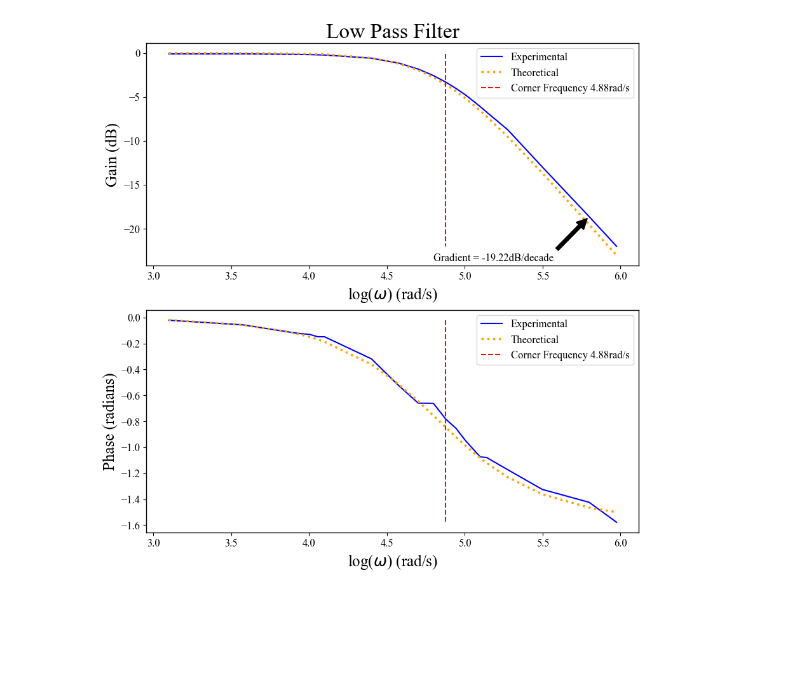
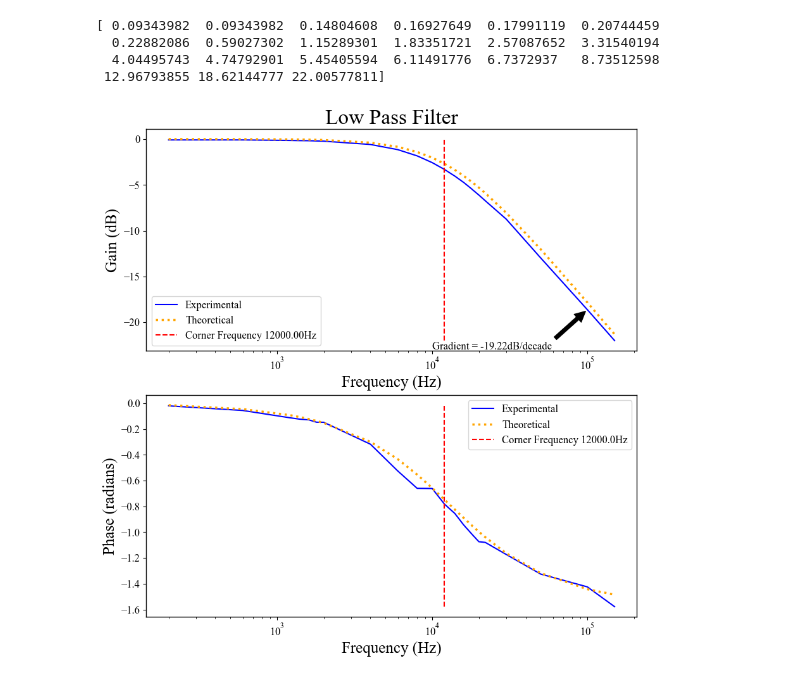
Before and after one commit to lewismcnish/Physics, a Jupyter notebook: Year_3/analogue_filters/analogue_filters.ipynb, the cells around one changed output. Cells and saved outputs as stored; diff of their text form; code cells hidden in the pictures; blank space fills up the shorter version.

```diff
--- a/Year_3/analogue_filters/analogue_filters.ipynb
+++ b/Year_3/analogue_filters/analogue_filters.ipynb
@@ -32,45 +33,51 @@ hp_peak_to_peak, hp_phase, hp_freq = float_array_convert(hp_peak_to_peak), (floa
 # %%
 def arctan(x,r,c):
     return -np.arctan(x*r*c)
 
 def corner_freq(x,y):
     return np.full_like(y,x[np.argmin(np.abs(y+3))])
 
 def gradient(x,y):
     return np.gradient(x,y)
 
 lp_resistance = 15000
-lp_capacitance = 1e-9
+lp_capacitance = 0.82e-9
 
 log_lp_gain = 20*np.log10(lp_peak_to_peak)
 lp_omega = (lp_freq*2*np.pi)
 log_lp_omega = np.log10(lp_omega)
 log_lp_theo_gain = 20*np.log10(1/np.sqrt(1+(lp_omega*lp_resistance*lp_capacitance)**2))
 lp_theo_phase = arctan(lp_omega,lp_resistance,lp_capacitance)
-lp_corner_freq = corner_freq(log_lp_omega,log_lp_gain)
+lp_corner_freq = corner_freq(lp_freq,log_lp_gain)
 
-
+print((np.abs(log_lp_gain)))
 
 plt.figure(figsize=(10,10))
 plt.subplot(2,1,1)
-plt.plot(log_lp_omega,log_lp_gain, label = 'Experimental', color = 'blue')
-plt.plot(log_lp_omega,log_lp_theo_gain, label = 'Theoretical', color = 'orange', linestyle = ':', linewidth = 2.5)
-plt.plot(lp_corner_freq,log_lp_gain, label = f'Corner Frequency {lp_corner_freq[0]:.2f}rad/s', color = 'red', linestyle = '--', linewidth = 1.5)
-plt.annotate(f'Gradient = {gradient(log_lp_gain,log_lp_omega)[-1]:.2f}dB/decade', xy = (log_lp_omega[-2],log_lp_gain[-2]), arrowprops=dict(facecolor = 'black', shrink = 0.05,), xytext = (log_lp_omega[-2]-1,log_lp_gain[-2]-5))
-plt.xlabel(r'log($\omega$) (rad/s)')
+plt.plot(lp_freq,log_lp_gain, label = 'Experimental', color = 'blue')
+plt.plot(lp_freq,log_lp_theo_gain, label = 'Theoretical', color = 'orange', linestyle = ':', linewidth = 2.5)
+plt.plot(lp_corner_freq,log_lp_gain, label = f'Corner Frequency {lp_corner_freq[0]:.2f}Hz', color = 'red', linestyle = '--', linewidth = 1.5)
+plt.annotate(f'Gradient = {gradient(log_lp_gain,log_lp_omega)[-1]:.2f}dB/decade', xy = (lp_freq[-2],log_lp_gain[-2]), arrowprops=dict(facecolor = 'black', shrink = 0.05,), xytext = (lp_freq[-2]-90000,log_lp_gain[-2]-4.3))
+plt.xlabel(r'Frequency (Hz)')
+plt.xscale('log')
 plt.ylabel('Gain (dB)')
 plt.title('Low Pass Filter')
 plt.legend()
 plt.subplot(2,1,2)
-plt.plot(log_lp_omega,lp_phase, label = 'Experimental', color = 'blue')
-plt.plot(log_lp_omega,lp_theo_phase, label = 'Theoretical', color = 'orange', linestyle = ':', linewidth = 2.5)
-plt.plot(lp_corner_freq,lp_phase, label = f'Corner Frequency {lp_corner_freq[0]:.2f}rad/s', color = 'red', linestyle = '--', linewidth = 1.5)
-plt.xlabel(r'log($\omega$) (rad/s)')
+plt.plot(lp_freq,lp_phase, label = 'Experimental', color = 'blue')
+plt.plot(lp_freq,lp_theo_phase, label = 'Theoretical', color = 'orange', linestyle = ':', linewidth = 2.5)
+plt.plot(lp_corner_freq,lp_phase, label = f'Corner Frequency {lp_corner_freq[0]}Hz', color = 'red', linestyle = '--', linewidth = 1.5)
+plt.xlabel(r'Frequency (Hz)')
+plt.xscale('log')
 plt.ylabel('Phase (radians)')
 plt.legend()
 plt.show()
 # %% [output]
+[ 0.09343982  0.09343982  0.14804608  0.16927649  0.17991119  0.20744459
+  0.22882086  0.59027302  1.15289301  1.83351721  2.57087652  3.31540194
+  4.04495743  4.74792901  5.45405594  6.11491776  6.7372937   8.73512598
+ 12.96793855 18.62144777 22.00577811]
-[figure, old version]
+[figure, new version]
 # %%
 hp_resistance = 156000
 hp_capacitance = 1e-9
```
Also changed, not shown: parts of 10 cells of this notebook, 11 other files.
